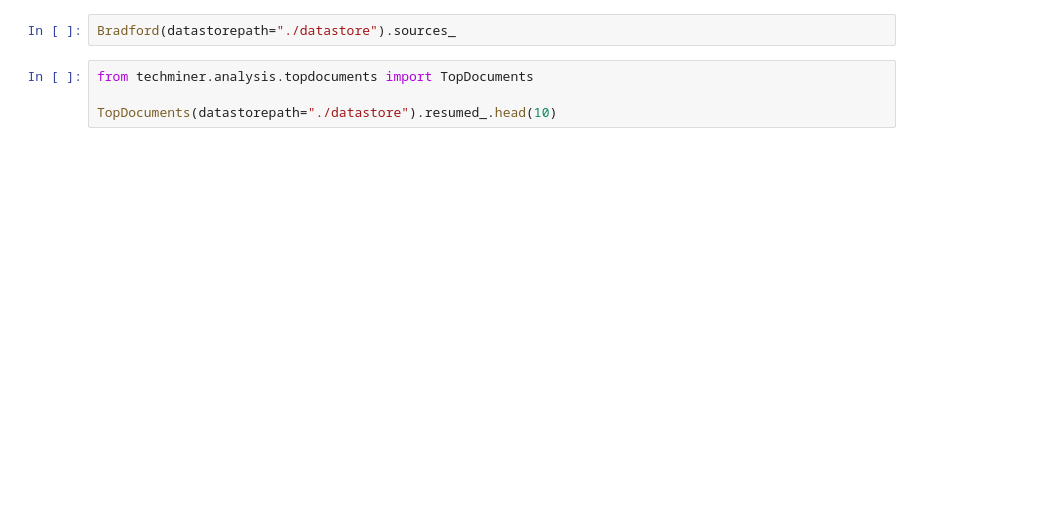
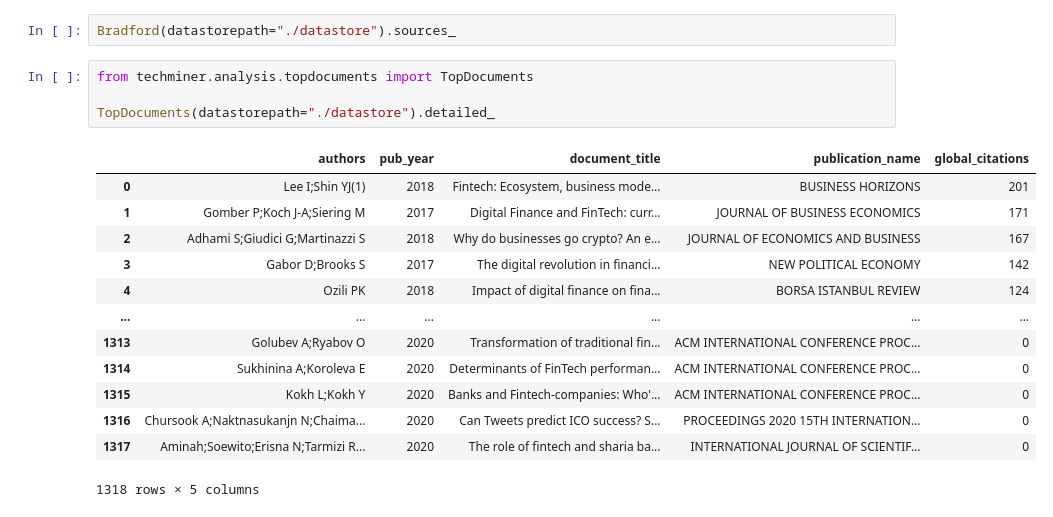
Before and after one commit to jdvelasq/techminer2, a Jupyter notebook: debug.ipynb, the cells around one changed output. Saved outputs shown, nothing was run; the diff lists cells and outputs as text; blank space fills up the shorter version.

```diff
--- a/debug.ipynb
+++ b/debug.ipynb
@@ -34,7 +78,21 @@ Bradford(datastorepath="./datastore").sources_
 # %%
 from techminer.analysis.topdocuments import TopDocuments
 
-TopDocuments(datastorepath="./datastore").resumed_.head(10)
+TopDocuments(datastorepath="./datastore").detailed_
+# %% [output]
+|  | authors | pub_year | document_title | publication_name | global_citations |
+| 0 | Lee I;Shin YJ(1) | 2018 | Fintech: Ecosystem, business mode... | BUSINESS HORIZONS | 201 |
+| 1 | Gomber P;Koch J-A;Siering M | 2017 | Digital Finance and FinTech: curr... | JOURNAL OF BUSINESS ECONOMICS | 171 |
+| 2 | Adhami S;Giudici G;Martinazzi S | 2018 | Why do businesses go crypto? An e... | JOURNAL OF ECONOMICS AND BUSINESS | 167 |
+| 3 | Gabor D;Brooks S | 2017 | The digital revolution in financi... | NEW POLITICAL ECONOMY | 142 |
+| 4 | Ozili PK | 2018 | Impact of digital finance on fina... | BORSA ISTANBUL REVIEW | 124 |
+| ... | ... | ... | ... | ... | ... |
+| 1313 | Golubev A;Ryabov O | 2020 | Transformation of traditional fin... | ACM INTERNATIONAL CONFERENCE PROC... | 0 |
+| 1314 | Sukhinina A;Koroleva E | 2020 | Determinants of FinTech performan... | ACM INTERNATIONAL CONFERENCE PROC... | 0 |
+| 1315 | Kokh L;Kokh Y | 2020 | Banks and Fintech-companies: Who'... | ACM INTERNATIONAL CONFERENCE PROC... | 0 |
+| 1316 | Chursook A;Naktnasukanjn N;Chaima... | 2020 | Can Tweets predict ICO success? S... | PROCEEDINGS 2020 15TH INTERNATION... | 0 |
+| 1317 | Aminah;Soewito;Erisna N;Tarmizi R... | 2020 | The role of fintech and sharia ba... | INTERNATIONAL JOURNAL OF SCIENTIF... | 0 |
+1318 rows × 5 columns
 # %%
 import pandas as pd
 
```
Also changed, not shown: parts of 3 cells of this notebook, 4 other files.
